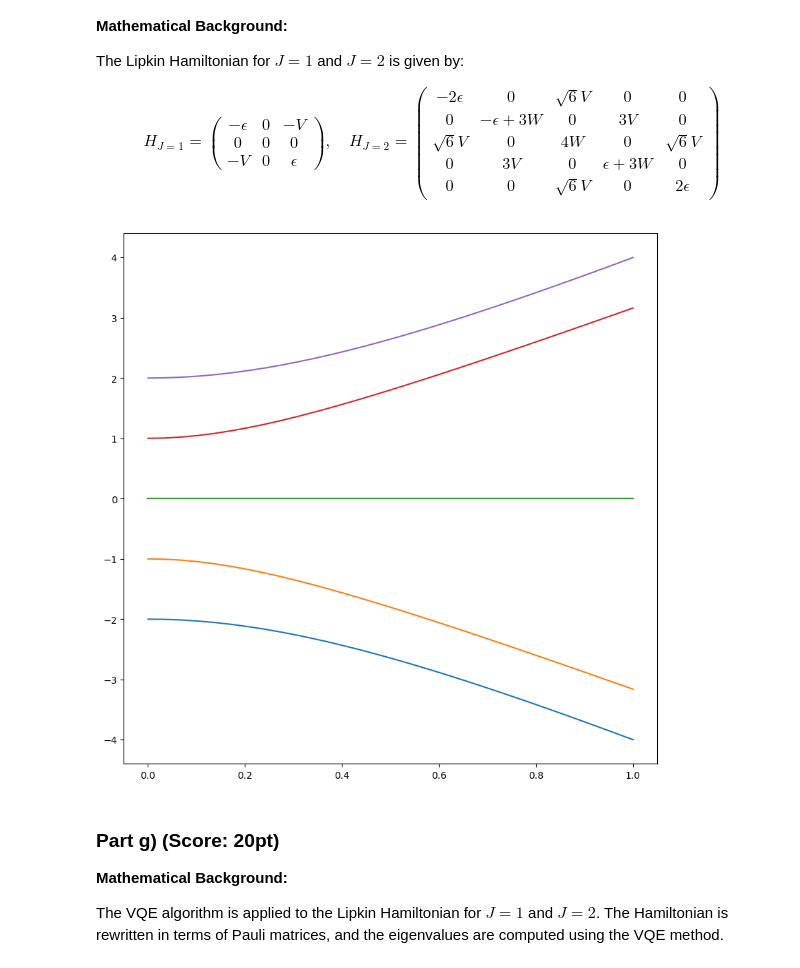
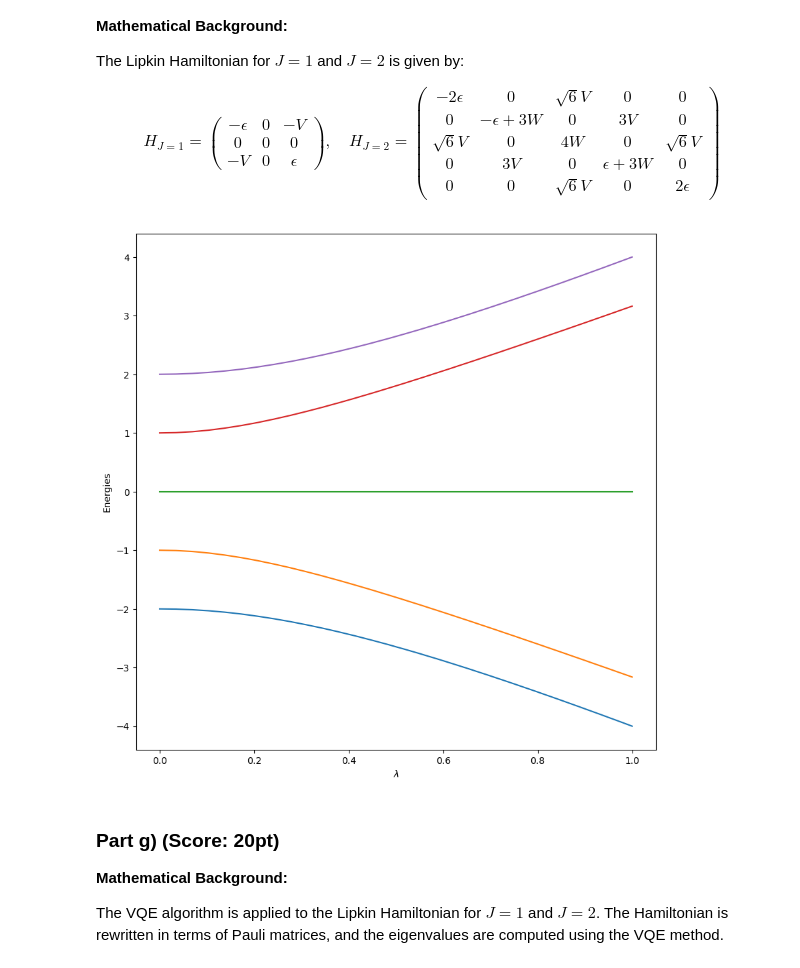
Before and after one commit to jocularvernacular/QCQML-Project1, a Jupyter notebook: project1.ipynb, the cells around one changed output. Saved outputs shown, nothing was run; the diff lists cells and outputs as text; code cells hidden in the pictures.

```diff
--- a/project1.ipynb
+++ b/project1.ipynb
@@ -679,22 +707,24 @@ $$
 # %%
 # Part f) Lipkin Hamiltonian for J=1 and J=2
 
 epsilon = 1
 H_0 = epsilon * np.diag([-2, -1, 0, 1, 2])
 
 H_1 = np.zeros((5, 5))
 H_1[2, 0] = np.sqrt(6)
 H_1[3, 1] = 3
 H_1[4, 2] = H_1[2, 0]
 H_1 = H_1 + H_1.T
 
 eigvals = find_eigenvalues_scipy(create_Hamiltonian)
 fig, axs = plt.subplots(1, 1, figsize=(10, 10))
 for i in range(5):
     axs.plot(lambda_range, eigvals[:,i], label=f'$E_{i+1}$')
+    axs.set_xlabel(r'$\lambda$')
+    axs.set_ylabel("Energies")
 plt.show()
 # %% [output]
-[figure, old version]
+[figure, new version]
 # %% [markdown]
 ### Part g) (Score: 20pt)
 
```
Also changed, not shown: parts of 5 cells of this notebook.
